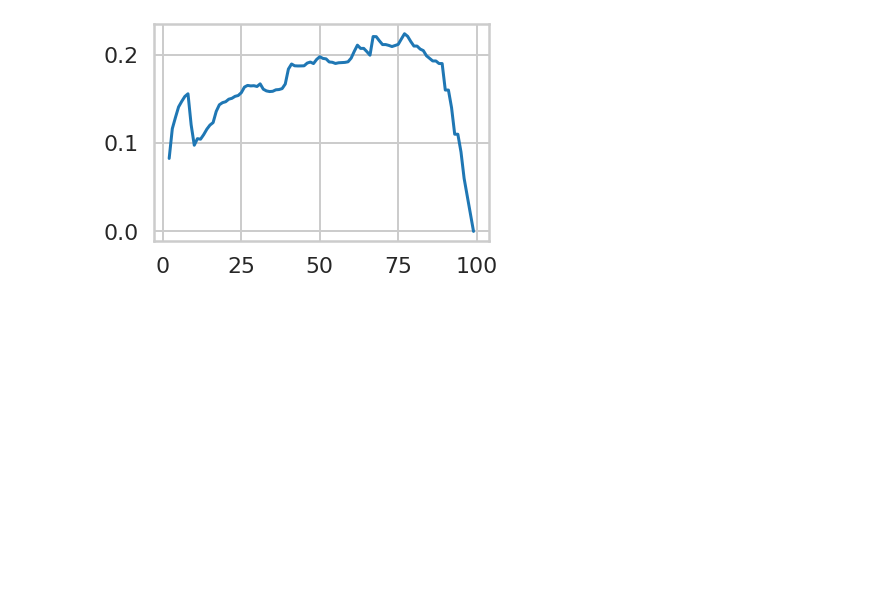
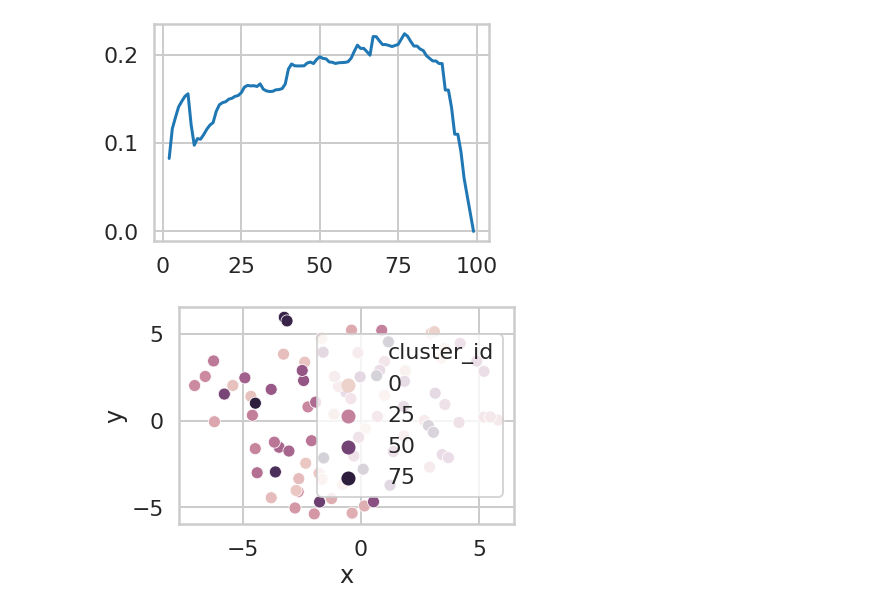
Before and after one commit to BoshengW/SpringBoard, a Jupyter notebook: Unit8_mini_project/Mini_Project_Clustering.ipynb, the cells around one changed output. Cells and saved outputs as stored; diff of their text form; code cells hidden in the pictures; blank space fills up the shorter version.

```diff
--- a/Unit8_mini_project/Mini_Project_Clustering.ipynb
+++ b/Unit8_mini_project/Mini_Project_Clustering.ipynb
@@ -583,3 +612,9 @@ plt.plot(range_n_clusters, silhouette_avg_list)
 # %% [output]
 [<matplotlib.lines.Line2D at 0x...>]
 [figure]
+# %%
+agglom_cluster_best = SpectralClustering(n_clusters=70, assign_labels="discretize").fit(x_cols)
+df_tSNE["cluster_id"] = agglom_cluster_best.labels_
+ax = sns.scatterplot(x="x", y="y", hue="cluster_id", data=df_tSNE)
+# %% [output]
+[figure, added]
```
Also changed, not shown: parts of 5 cells of this notebook.
